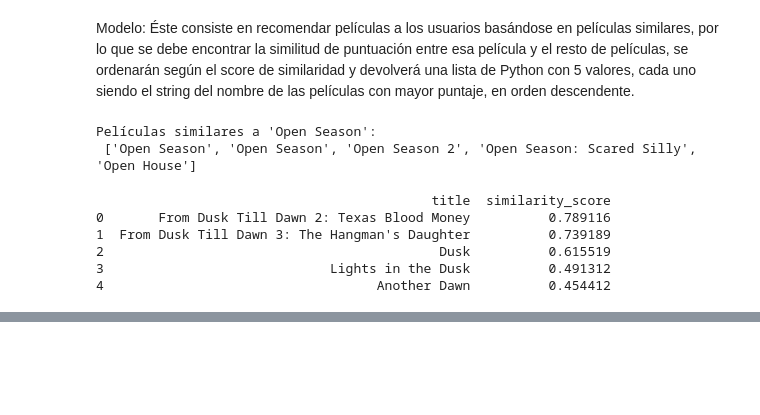
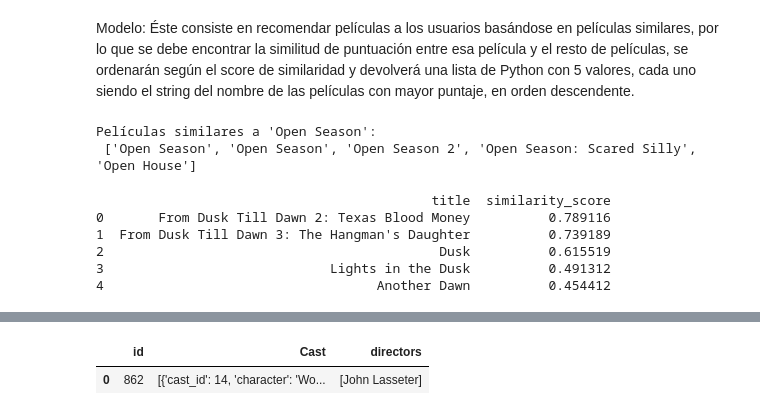
Before and after one commit to dianitafeliz/Henry-PPIndividual, a Jupyter notebook: transformacion_datos.ipynb, the cells around one changed output, grey strips where cells are left out. Saved outputs shown, nothing was run; the diff lists cells and outputs as text; code cells hidden in the pictures; blank space fills up the shorter version.

```diff
--- a/transformacion_datos.ipynb
+++ b/transformacion_datos.ipynb
@@ -598,0 +682,12 @@ print(recomendaciones)
+# %%
+def remove_unwanted_keys(cast):
+    keys_to_remove = ['profile_path', 'credit_id']
+    if isinstance(cast, list):
+        return [{k: v for k, v in member.items() if k not in keys_to_remove} for member in cast]
+    return []
+
+newCredits['Cast'] = newCredits['Cast'].apply(remove_unwanted_keys)
+newCredits.head(1)
+# %% [output]
+|  | id | Cast | directors |
+| 0 | 862 | [{'cast_id': 14, 'character': 'Wo... | [John Lasseter] |
```
Also changed, not shown: parts of 8 cells of this notebook, 3 other files.
